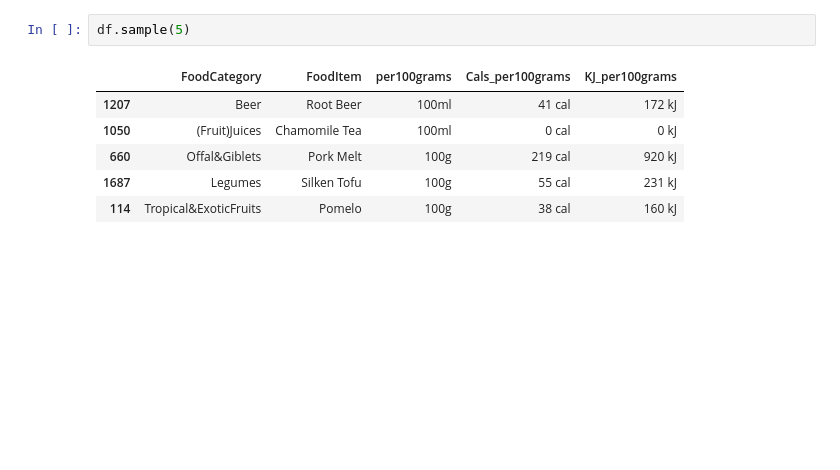
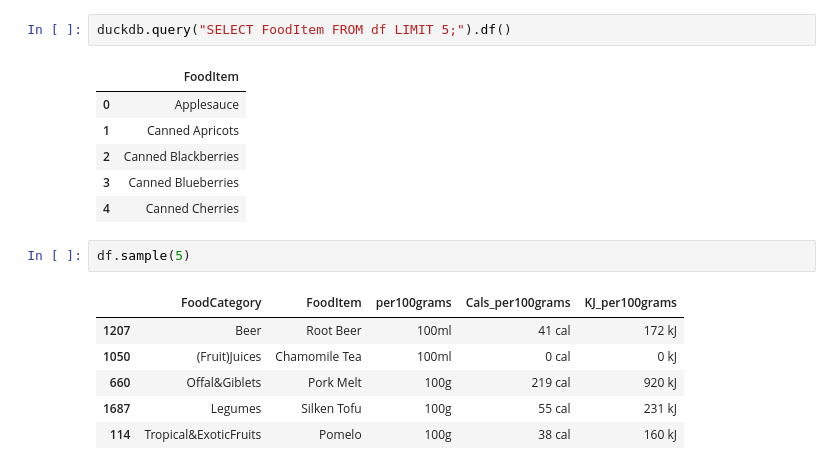
Before and after one commit to Lilit900/machine_learning_lilit_ajoyan_mlops25, a Jupyter notebook: code_alongs/pandas_repetition/pandas.ipynb, the cells around one changed output. Drawn from its saved outputs; the diff is of its cells as text; blank space fills up the shorter version.

```diff
--- a/code_alongs/pandas_repetition/pandas.ipynb
+++ b/code_alongs/pandas_repetition/pandas.ipynb
@@ -6,3 +15,12 @@ df = pd.read_excel("calories.xlsx")
+# %%
+duckdb.query("SELECT FoodItem FROM df LIMIT 5;").df()
+# %% [output]
+|  | FoodItem |
+| 0 | Applesauce |
+| 1 | Canned Apricots |
+| 2 | Canned Blackberries |
+| 3 | Canned Blueberries |
+| 4 | Canned Cherries |
 # %%
 df.sample(5)
 # %% [output]
```
Also changed, not shown: parts of 3 cells of this notebook.
